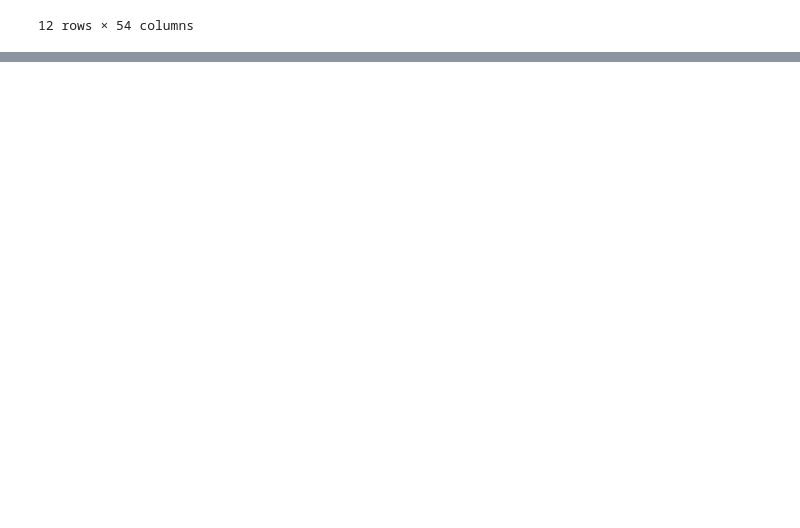
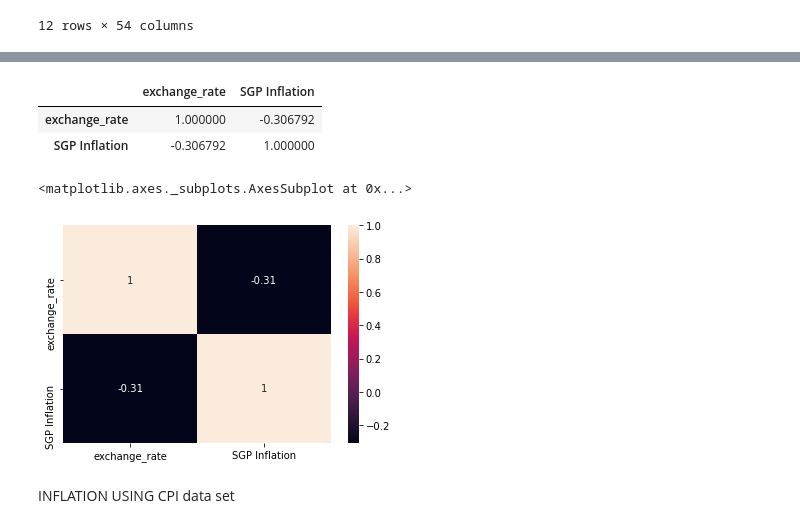
Before and after one commit to hieubkvn123/ExchangeRatePrediction, a Jupyter notebook: EDA1- Final.ipynb, the cells around one changed output, grey strips where cells are left out. Saved outputs shown, nothing was run; the diff lists cells and outputs as text; code cells hidden in the pictures; blank space fills up the shorter version.

```diff
--- a/EDA1- Final.ipynb
+++ b/EDA1- Final.ipynb
@@ -327,0 +355,11 @@ plt.show()
+# %%
+def discard_date2(string):
+    splits = string.split('-')
+    year = splits[0]
+    half_years = splits[1]
+
+    return year
+EXR.index = EXR.index.map(discard_date2)
+EXR = EXR.groupby('half_year').mean()
+EXR.index.names = ["Year"]
+EXR
@@ -327,0 +385,4 @@ plt.show()
+# %%
+EXR_Inflation = pd.merge(EXR,inflation_cp , on='Year')
+EXR_Inflation = EXR_Inflation.dropna()
+EXR_Inflation.dtypes
@@ -327,0 +393,4 @@ plt.show()
+# %%
+EXR_Inflation["SGP Inflation"] = pd.to_numeric(EXR_Inflation["SGP Inflation"], downcast="float")
+#EXR_Inflation["USA Inflation"] = pd.to_numeric(EXR_Inflation["USA Inflation"], downcast="float")
+EXR_Inflation.head()
@@ -327,0 +405,13 @@ plt.show()
+# %%
+EXR_Inflation.corr()
+# %% [output]
+|  | exchange_rate | SGP Inflation |
+| exchange_rate | 1.000000 | -0.306792 |
+| SGP Inflation | -0.306792 | 1.000000 |
+# %%
+sns.heatmap(EXR_Inflation.corr(), annot=True)
+# %% [output]
+<matplotlib.axes._subplots.AxesSubplot at 0x...>
+[figure, added]
+# %% [markdown]
+INFLATION USING CPI data set
```
Also changed, not shown: parts of 18 cells of this notebook, 6 other files.
